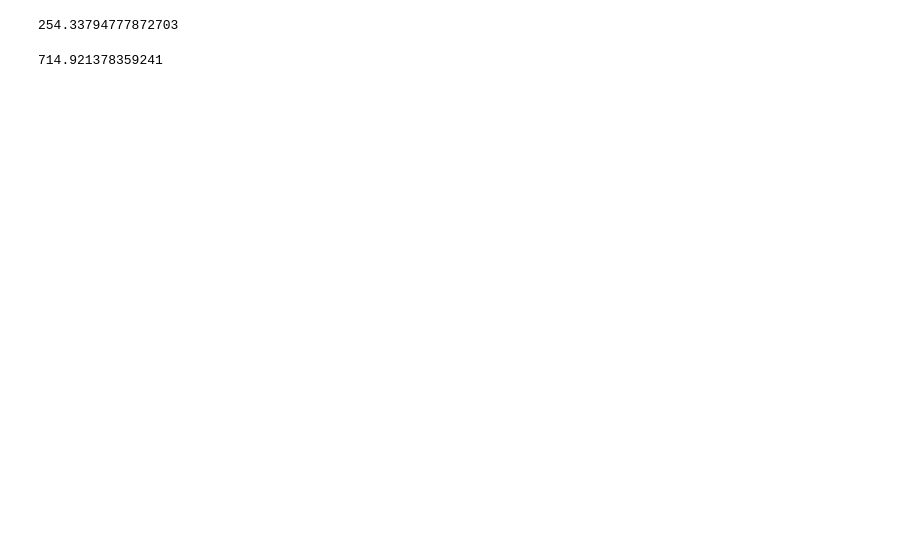
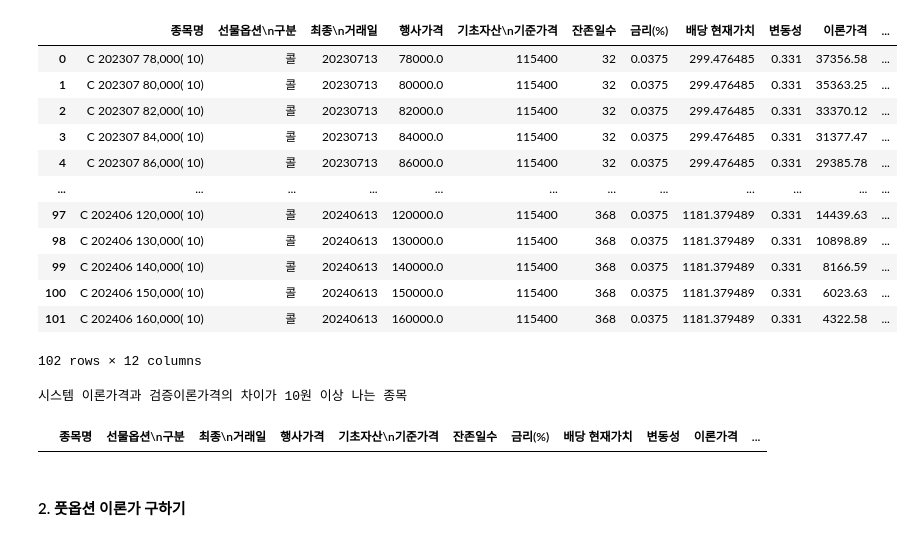
Before and after one commit to SophieShin/MachineLearning, a Jupyter notebook: Option_Pricing.ipynb, the cells around one changed output. Saved outputs shown, nothing was run; the diff lists cells and outputs as text; code cells hidden in the pictures; blank space fills up the shorter version.

```diff
--- a/Option_Pricing.ipynb
+++ b/Option_Pricing.ipynb
@@ -31,16 +102,44 @@ def call(S,K,r,t,div, sigma):
-# %%
-call(S,K,r,t,div,sigma)
-# %% [output]
-254.33794777872703
-# %%
-S=5500
-call(S,K,r,t,div,sigma)
-# %% [output]
-714.921378359241
-# %%
-S = 5000
-sigma = 0.21
-r = 0.035
-K = 4800
-t = 30
-div = 0
+# %%
+# 모든 행사가격, 모든 월물에 대해 이론가격 구하는 코드
+call_price_temp = []
+
+for i in range(len(name)):
+  s = S[i]
+  k = K[i]
+  R = r[i]
+  T = t[i]
+  Div = div[i]
+  Sigma = sigma[i]
+
+  price =  call(s,k,R,T,Div, Sigma)
+  call_price_temp.append(price)
+# %%
+# 구한 이론가와 시스템에서 산출한 이론가 비교
+
+call_price = pd.Series(call_price_temp)
+df['theo_price_검증용'] = call_price
+df['시스템 검증 차이'] = df['이론가격'] - df['theo_price_검증용']
+# %%
+df
+# %% [output]
+|  | 종목명 | 선물옵션\n구분 | 최종\n거래일 | 행사가격 | 기초자산\n기준가격 | 잔존일수 | 금리(%) | 배당 현재가치 | 변동성 | 이론가격 | ... |
+| 0 | C 202307 78,000( 10) | 콜 | 20230713 | 78000.0 | 115400 | 32 | 0.0375 | 299.476485 | 0.331 | 37356.58 | ... |
+| 1 | C 202307 80,000( 10) | 콜 | 20230713 | 80000.0 | 115400 | 32 | 0.0375 | 299.476485 | 0.331 | 35363.25 | ... |
+| 2 | C 202307 82,000( 10) | 콜 | 20230713 | 82000.0 | 115400 | 32 | 0.0375 | 299.476485 | 0.331 | 33370.12 | ... |
+| 3 | C 202307 84,000( 10) | 콜 | 20230713 | 84000.0 | 115400 | 32 | 0.0375 | 299.476485 | 0.331 | 31377.47 | ... |
+| 4 | C 202307 86,000( 10) | 콜 | 20230713 | 86000.0 | 115400 | 32 | 0.0375 | 299.476485 | 0.331 | 29385.78 | ... |
+| ... | ... | ... | ... | ... | ... | ... | ... | ... | ... | ... | ... |
+| 97 | C 202406 120,000( 10) | 콜 | 20240613 | 120000.0 | 115400 | 368 | 0.0375 | 1181.379489 | 0.331 | 14439.63 | ... |
+| 98 | C 202406 130,000( 10) | 콜 | 20240613 | 130000.0 | 115400 | 368 | 0.0375 | 1181.379489 | 0.331 | 10898.89 | ... |
+| 99 | C 202406 140,000( 10) | 콜 | 20240613 | 140000.0 | 115400 | 368 | 0.0375 | 1181.379489 | 0.331 | 8166.59 | ... |
+| 100 | C 202406 150,000( 10) | 콜 | 20240613 | 150000.0 | 115400 | 368 | 0.0375 | 1181.379489 | 0.331 | 6023.63 | ... |
+| 101 | C 202406 160,000( 10) | 콜 | 20240613 | 160000.0 | 115400 | 368 | 0.0375 | 1181.379489 | 0.331 | 4322.58 | ... |
+102 rows × 12 columns
+# %%
+print('시스템 이론가격과 검증이론가격의 차이가 10원 이상 나는 종목')
+df[df['시스템 검증 차이'] > 10]
+# %% [output]
+시스템 이론가격과 검증이론가격의 차이가 10원 이상 나는 종목
+|  | 종목명 | 선물옵션\n구분 | 최종\n거래일 | 행사가격 | 기초자산\n기준가격 | 잔존일수 | 금리(%) | 배당 현재가치 | 변동성 | 이론가격 | ... |
+# %% [markdown]
+#### 2. 풋옵션 이론가 구하기
```
Also changed, not shown: parts of 25 cells of this notebook.
